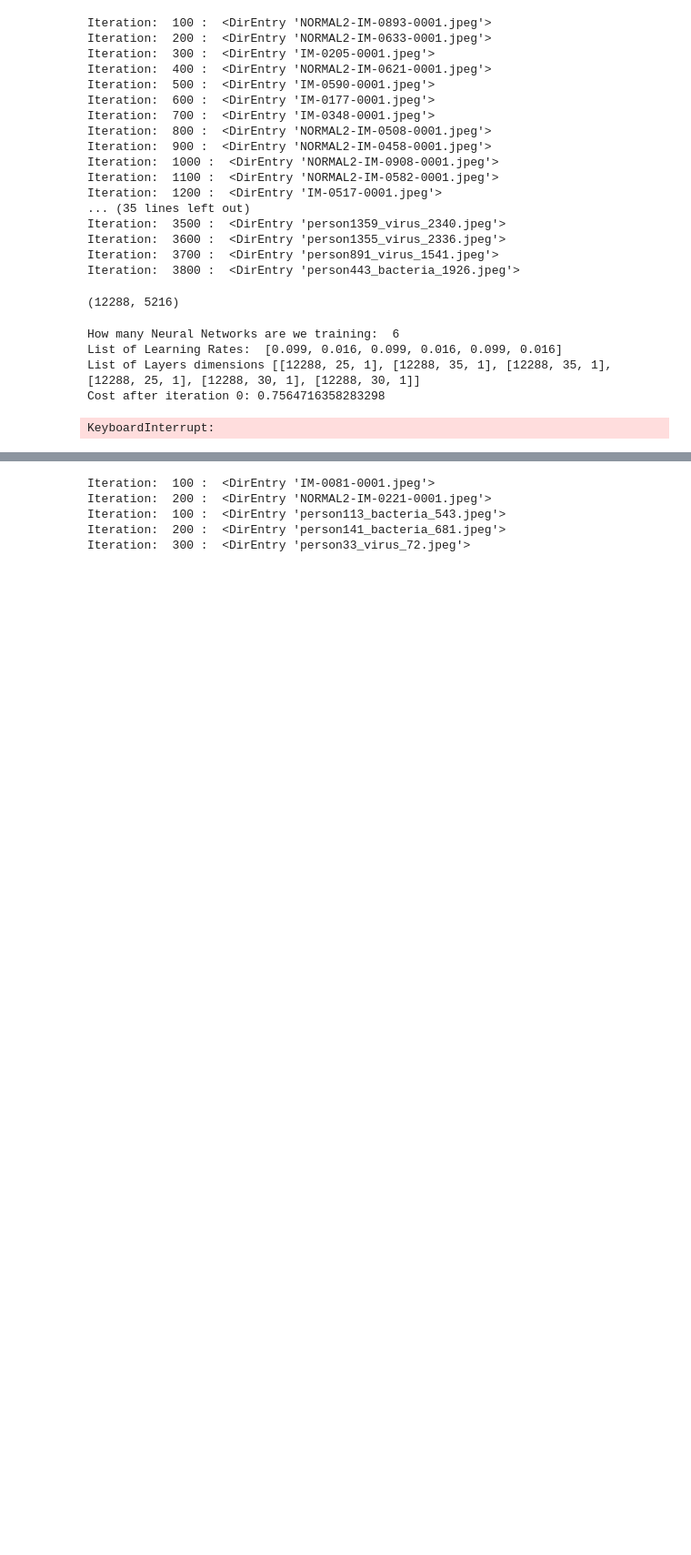
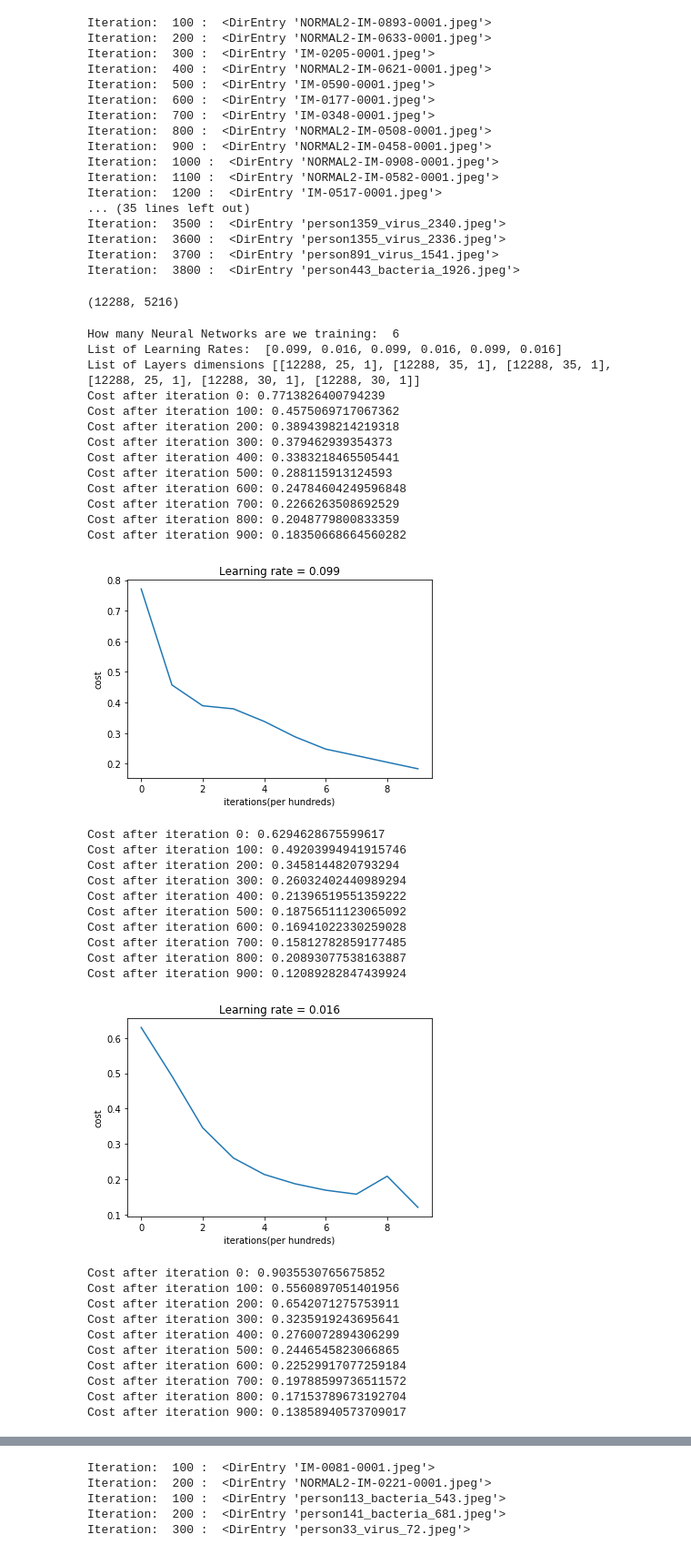
Before and after one commit to erickserr125/pneumonia_identification_neural_network, a Jupyter notebook: pneumoniaTest/pneumoniaTracker.ipynb, the cells around one changed output, grey strips where cells are left out. Shown: that part at 91% size. Drawn from its saved outputs; the diff is of its cells as text; code cells hidden in the pictures; blank space fills up the shorter version.

```diff
--- a/pneumoniaTest/pneumoniaTracker.ipynb
+++ b/pneumoniaTest/pneumoniaTracker.ipynb
@@ -35,4 +60,11 @@ def load_images(folder):
 
             images.append(img)
 
+            #Print Image shape
+            print("Pixel Size: ", img.shape[0],"X",img.shape[1])
+            #Print Image RGB value at pixel[0,0]
+            print("RGB Value at index [0,0]: ", img[0,0,:])
+            plt.imshow(img)
+            plt.show()
+
     return np.asarray(images)
@@ -451,7 +625,7 @@ Single-layer Neural Network
 Hidden layer size = 35 or 25 or 30
 hyperparemeter = .099 or .016
 
-Best Accuracy on Test set: 83%
+Best Accuracy on Test set:
 Best Accuracy on Validation set: 94%
 Best Accuracy on Train set: 95%
 """
@@ -470,32 +644,62 @@ layer_list = []
 
 
 parameters = [] #Stores the trained parameters
 
 #Commented out nested for loop after determining
 #the best hyperparameters
 for x in range (6):#Number Of test cases
     layer_dims = [input_size]
     layer_dims.append(list_of_h_layers[x])
 #    for y in range(1): #Number of hidden layers in test case x
 #        hidden_layer_size.append(randint(10,40))
 #        layer_dims.append(hidden_layer_size[y])
 
     layer_dims.append(output_size)
     #list_of_h_layers.append(hidden_layer_size)#add to the list
     layer_list.append(layer_dims)
 #    learning_rate_list.append(randint(1,100)/1000)#Find the best learning rate
 
 print("How many Neural Networks are we training: ", len(learning_rate_list))
 print("List of Learning Rates: ", learning_rate_list)
 print("List of Layers dimensions", layer_list)
 
 
 #Test Neural Networks with differing hyperparameters
 for x in range(len(layer_list)):
     parameters.append(L_layer_model(x_train, y_train, layer_list[x],hidden_activation, learning_rate_list[x],iterations, True))
 # %% [output]
 How many Neural Networks are we training:  6
 List of Learning Rates:  [0.099, 0.016, 0.099, 0.016, 0.099, 0.016]
 List of Layers dimensions [[12288, 25, 1], [12288, 35, 1], [12288, 35, 1], [12288, 25, 1], [12288, 30, 1], [12288, 30, 1]]
-Cost after iteration 0: 0.7564716358283298
+Cost after iteration 0: 0.7713826400794239
+Cost after iteration 100: 0.4575069717067362
+Cost after iteration 200: 0.3894398214219318
+Cost after iteration 300: 0.379462939354373
+Cost after iteration 400: 0.3383218465505441
+Cost after iteration 500: 0.288115913124593
+Cost after iteration 600: 0.24784604249596848
+Cost after iteration 700: 0.2266263508692529
+Cost after iteration 800: 0.2048779800833359
+Cost after iteration 900: 0.18350668664560282
+[figure, added]
-KeyboardInterrupt:
+Cost after iteration 0: 0.6294628675599617
+Cost after iteration 100: 0.49203994941915746
+Cost after iteration 200: 0.3458144820793294
+Cost after iteration 300: 0.26032402440989294
+Cost after iteration 400: 0.21396519551359222
+Cost after iteration 500: 0.18756511123065092
+Cost after iteration 600: 0.16941022330259028
+Cost after iteration 700: 0.15812782859177485
+Cost after iteration 800: 0.20893077538163887
+Cost after iteration 900: 0.12089282847439924
+[figure, added]
+Cost after iteration 0: 0.9035530765675852
+Cost after iteration 100: 0.5560897051401956
+Cost after iteration 200: 0.6542071275753911
+Cost after iteration 300: 0.3235919243695641
+Cost after iteration 400: 0.2760072894306299
+Cost after iteration 500: 0.2446545823066865
+Cost after iteration 600: 0.22529917077259184
+Cost after iteration 700: 0.19788599736511572
+Cost after iteration 800: 0.17153789673192704
+Cost after iteration 900: 0.13858940573709017
```
Also changed, not shown: parts of 34 cells of this notebook, 1 other file.
